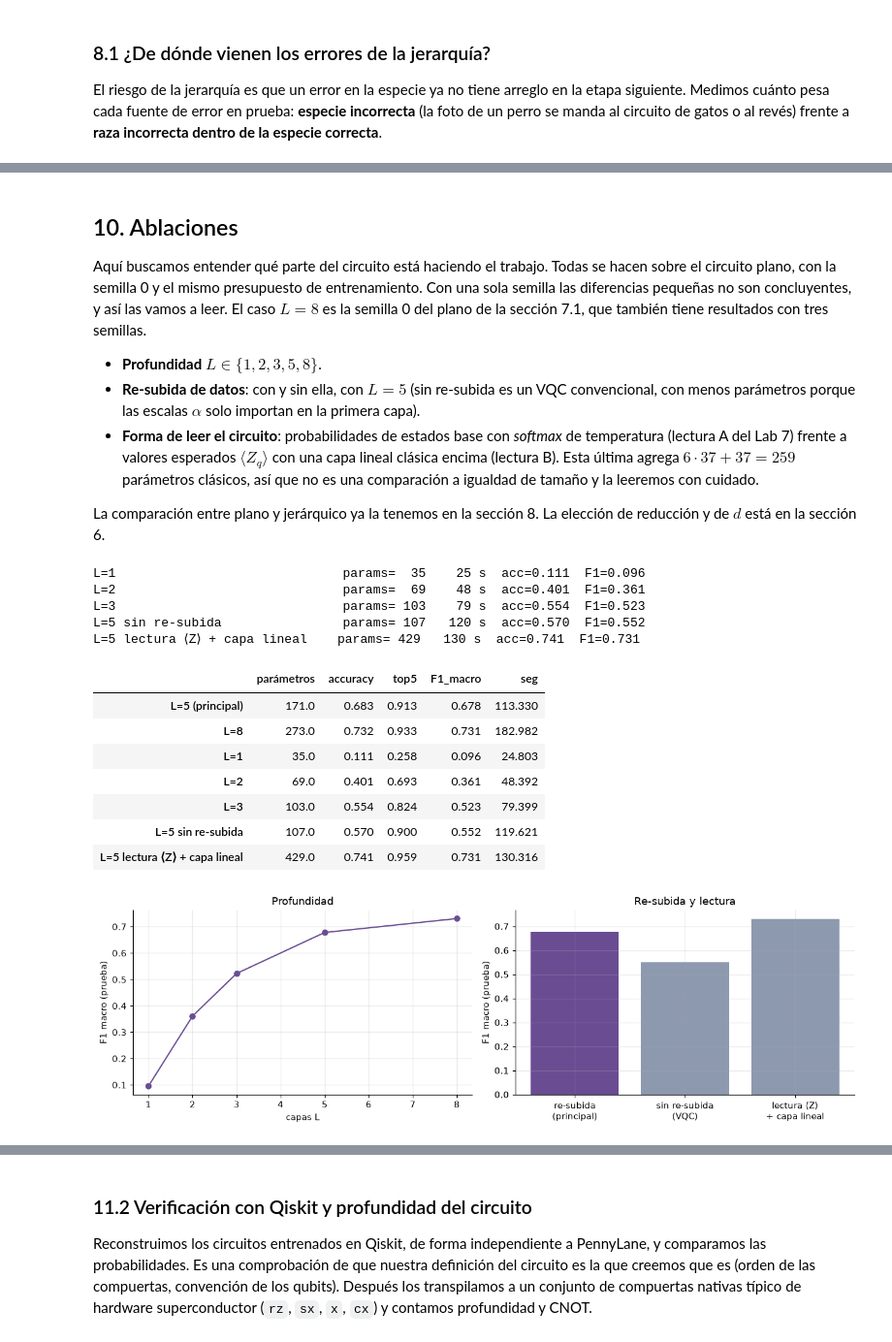
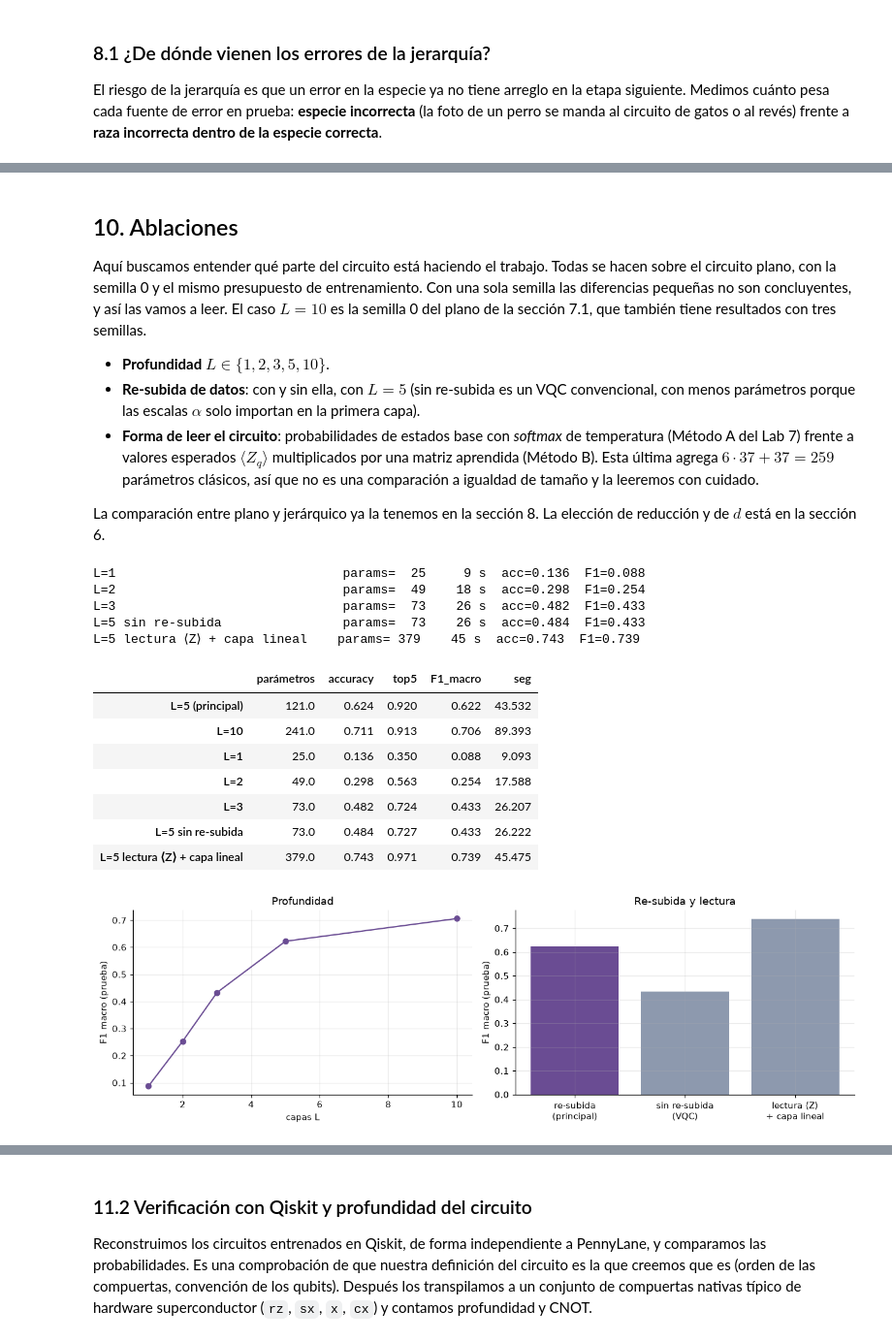
Before and after one commit to KarlaRoChi/Proyecto-FInal-Compu-Cuantica, a Jupyter notebook: Proyecto_Razas/Proyecto_Final_Razas_QML.ipynb, the cells around one changed output, grey strips where cells are left out. Shown at 97% size. Cells and saved outputs as stored; diff of their text form; code cells hidden in the pictures.

```diff
--- a/Proyecto_Razas/Proyecto_Final_Razas_QML.ipynb
+++ b/Proyecto_Razas/Proyecto_Final_Razas_QML.ipynb
@@ -509,16 +468,15 @@ Antes de entrenar comparamos, con parámetros aleatorios, las probabilidades de
 # %%
 rng_t = np.random.default_rng(5)
-configs_t = [dict(n=6, d=12, K=37, L=3), dict(n=6, d=16, K=37, L=2), dict(n=6, d=12, K=37, L=3, reupload=False),
-             dict(n=4, d=8, K=2, L=2), dict(n=5, d=10, K=25, L=2), dict(n=6, d=12, K=37, L=2, lectura="z")]
+configs_t = [dict(n=6, d=16, K=37, L=5), dict(n=6, d=16, K=37, L=5, reupload=False), dict(n=4, d=8, K=2, L=3),
+             dict(n=5, d=10, K=25, L=5), dict(n=6, d=16, K=37, L=5, lectura="z")]
 for cfg in configs_t:
     m = QNN(**cfg)
-    w = rng_t.uniform(0, 2 * np.pi, (m.L, m.n, 3)); a = rng_t.uniform(.5, 1.5, (m.L, m.d)); x = rng_t.uniform(0, np.pi, (7, m.d))
-    p_rapido = m.probs_t(torch.tensor(x), torch.tensor(w), torch.tensor(a)).reshape(7, 2 ** m.nr, -1).sum(-1).numpy()
-    p_pl = np.asarray(m.q_probs(pnp.array(x), pnp.array(w), pnp.array(a)))
-    err = np.abs(p_rapido - p_pl).max()
-    if cfg.get("lectura") == "z":
-        z_rapido = (m.probs_t(torch.tensor(x), torch.tensor(w), torch.tensor(a)) @ m.zsig).numpy()
-        err = max(err, np.abs(z_rapido - np.stack([np.asarray(t) for t in m.q_z(pnp.array(x), pnp.array(w), pnp.array(a))], 1)).max())
+    p = m.inicializa(rng_t, 50.0)
+    x = torch.as_tensor(rng_t.uniform(0, np.pi, (128, m.d)))
+    with torch.no_grad():
+        t0 = time.time(); foto_por_foto = torch.stack([m.salida(p, xi[None])[0] for xi in x]); t_uno = time.time() - t0   # como en el Lab 7
+        t0 = time.time(); lote = m.salida(p, x); t_lote = time.time() - t0                                                  # minibatch completo
+    err = (foto_por_foto - lote).abs().max().item()
     assert err < 1e-10, (cfg, err)
-    print(f"{str(cfg):<66} máx |rápido − PennyLane| = {err:.1e}")
+    print(f"{str(cfg):<55} máx |foto por foto − lote| = {err:.1e} | 128 fotos: {t_uno:.2f} s contra {t_lote:.3f} s")
 # %% [output]
@@ -753,10 +710,11 @@ El jerárquico tiene unos 290 parámetros y el plano 171, así que una mejora de
 # %%
-L_GRANDE = 8
-plano8 = []
+# La menor profundidad con la que el plano tiene al menos tantos parámetros como el jerárquico
+L_GRANDE = next(L for L in range(L_PLANO, 30) if QNN(6, D_PLANO, K, L).n_params >= jerar[0].n_params)
+plano_grande = []
 for sd in SEMILLAS:
     m = QNN(6, D_PLANO, K, L_GRANDE).fit(Ztr, ytr, Zva, yva, epocas=EPOCAS, seed=sd)
     m.test_P = m.predict_proba(Zte); m.test = metricas(m.test_P, y_te)
-    plano8.append(m)
+    plano_grande.append(m)
     print(f"plano L={L_GRANDE} · semilla {sd}: {m.tiempo:.0f} s | {m.n_params} parámetros | test acc={m.test['acc']:.3f}  "
           f"top5={m.test['top5']:.3f}  F1={m.test['f1_macro']:.3f}")
 # %% [output]
@@ -918,9 +876,13 @@ class MLPAdam:
     @property
     def n_params(self): return sum(p.numel() for p in self.net.parameters())
 
+# Neuronas ocultas para que el MLP tenga casi los mismos parámetros que cada circuito: h(d+1+K) + K
+tam_mlp = lambda n_par: max(1, round((n_par - K) / (D_PLANO + 1 + K)))
+H_PLANO, H_JER = tam_mlp(plano[0].n_params), tam_mlp(jerar[0].n_params)
+
 # Tasa de aprendizaje de cada MLP elegida con la validación (semilla 0), como hicimos con el QNN
 LR_MLP = {}
-for h in (3, 5):
+for h in (H_PLANO, H_JER):
     val = {lr: MLPAdam(h, lr).fit(Ztr, ytr, Zva, yva, epocas=EPOCAS, seed=0).val_f1 for lr in (0.003, 0.01, 0.03, 0.1, 0.3)}
     LR_MLP[h] = max(val, key=val.get)
     print(f"MLP con {h} neuronas: F1 de validación por tasa {({k: round(v, 3) for k, v in val.items()})} -> elegimos {LR_MLP[h]}")
@@ -982,7 +944,7 @@ for nombre, fab, entrada in definidos:
     filas.append(dict(modelo=nombre, tipo="clásico", parámetros=npar, acc=df.acc.mean(), top5=df.top5.mean(), f1_macro=df.f1_macro.mean(),
                       f1_std=df.f1_macro.std(ddof=0), seg_entrenamiento=np.mean([x[2] for x in ms])))
 # MLP pequeños entrenados como el QNN (tres semillas)
-for h, etiqueta in ((3, "≈ plano"), (5, "≈ jerárquico")):
+for h, etiqueta in ((H_PLANO, "≈ plano"), (H_JER, "≈ jerárquico")):
     ms = [MLPAdam(h, LR_MLP[h]).fit(Ztr, ytr, Zva, yva, epocas=EPOCAS, seed=s) for s in SEMILLAS]
     df = pd.DataFrame([metricas(m.predict_proba(Zte), y_te) for m in ms])
     filas.append(dict(modelo=f"MLP-Adam ({h} neuronas) {etiqueta}", tipo="clásico", parámetros=ms[0].n_params, acc=df.acc.mean(),
@@ -995,7 +957,7 @@ jer_log.test = metricas(jer_log.predict_proba(X_te), y_te)
 filas.append(dict(modelo="Regresión logística jerárquica", tipo="clásico", parámetros=jer_log.n_params, acc=jer_log.test["acc"],
                   top5=jer_log.test["top5"], f1_macro=jer_log.test["f1_macro"], f1_std=0.0, seg_entrenamiento=jer_log.tiempo))
 
-for nombre, lista in (("QNN plano", plano), (f"QNN plano L={L_GRANDE}", plano8), ("QNN jerárquico", jerar)):
+for nombre, lista in (("QNN plano", plano), (f"QNN plano L={L_GRANDE}", plano_grande), ("QNN jerárquico", jerar)):
     df = pd.DataFrame([m.test for m in lista])
     filas.append(dict(modelo=nombre, tipo="cuántico", parámetros=lista[0].n_params, acc=df.acc.mean(), top5=df.top5.mean(),
                       f1_macro=df.f1_macro.mean(), f1_std=df.f1_macro.std(ddof=0), seg_entrenamiento=np.mean([m.tiempo for m in lista])))
@@ -1030,52 +992,52 @@ plt.tight_layout(); plt.show()
 # %% [markdown]
 ## 10. Ablaciones
 
-Aquí buscamos entender qué parte del circuito está haciendo el trabajo. Todas se hacen sobre el circuito plano, con la semilla 0 y el mismo presupuesto de entrenamiento. Con una sola semilla las diferencias pequeñas no son concluyentes, y así las vamos a leer. El caso $L=8$ es la semilla 0 del plano de la sección 7.1, que también tiene resultados con tres semillas.
+Aquí buscamos entender qué parte del circuito está haciendo el trabajo. Todas se hacen sobre el circuito plano, con la semilla 0 y el mismo presupuesto de entrenamiento. Con una sola semilla las diferencias pequeñas no son concluyentes, y así las vamos a leer. El caso $L=10$ es la semilla 0 del plano de la sección 7.1, que también tiene resultados con tres semillas.
 
-* **Profundidad** $L\in\{1,2,3,5,8\}$.
+* **Profundidad** $L\in\{1,2,3,5,10\}$.
 * **Re-subida de datos**: con y sin ella, con $L=5$ (sin re-subida es un VQC convencional, con menos parámetros porque las escalas $\alpha$ solo importan en la primera capa).
-* **Forma de leer el circuito**: probabilidades de estados base con *softmax* de temperatura (lectura A del Lab 7) frente a valores esperados $\langle Z_q\rangle$ con una capa lineal clásica encima (lectura B). Esta última agrega $6\cdot37+37=259$ parámetros clásicos, así que no es una comparación a igualdad de tamaño y la leeremos con cuidado.
+* **Forma de leer el circuito**: probabilidades de estados base con *softmax* de temperatura (Método A del Lab 7) frente a valores esperados $\langle Z_q\rangle$ multiplicados por una matriz aprendida (Método B). Esta última agrega $6\cdot37+37=259$ parámetros clásicos, así que no es una comparación a igualdad de tamaño y la leeremos con cuidado.
 
 La comparación entre plano y jerárquico ya la tenemos en la sección 8. La elección de reducción y de $d$ está en la sección 6.
 # %%
 abl = {f"L={L_PLANO} (principal)": plano[0]}
-abl["L=8"] = plano8[0]                                   # ya entrenado en la sección 7.1 (semilla 0)
+abl[f"L={L_GRANDE}"] = plano_grande[0]                          # ya entrenado en la sección 7.1 (semilla 0)
 configs = [("L=1", dict(L=1)), ("L=2", dict(L=2)), ("L=3", dict(L=3)),
            (f"L={L_PLANO} sin re-subida", dict(L=L_PLANO, reupload=False)),
            (f"L={L_PLANO} lectura ⟨Z⟩ + capa lineal", dict(L=L_PLANO, lectura="z"))]
 for nombre, kw in configs:
     m = QNN(6, D_PLANO, K, **kw).fit(Ztr, ytr, Zva, yva, epocas=EPOCAS, seed=0)
     m.test_P = m.predict_proba(Zte); m.test = metricas(m.test_P, y_te)
     abl[nombre] = m
     print(f"{nombre:<32} params={m.n_params:4d}  {m.tiempo:4.0f} s  acc={m.test['acc']:.3f}  F1={m.test['f1_macro']:.3f}")
 
 tab_abl = pd.DataFrame({k: dict(parámetros=m.n_params, accuracy=m.test["acc"], top5=m.test["top5"], F1_macro=m.test["f1_macro"], seg=m.tiempo)
                         for k, m in abl.items()}).T
 display(tab_abl.round(3))
 
 fig, ax = plt.subplots(1, 2, figsize=(12, 3.8))
-LL = [("L=1", 1), ("L=2", 2), ("L=3", 3), (f"L={L_PLANO} (principal)", L_PLANO), ("L=8", 8)]
+LL = [("L=1", 1), ("L=2", 2), ("L=3", 3), (f"L={L_PLANO} (principal)", L_PLANO), (f"L={L_GRANDE}", L_GRANDE)]
 ax[0].plot([l for _, l in LL], [abl[k].test["f1_macro"] for k, _ in LL], "o-", color=C_QNN)
 ax[0].set_xlabel("capas L"); ax[0].set_ylabel("F1 macro (prueba)"); ax[0].set_title("Profundidad")
 otros = [f"L={L_PLANO} (principal)", f"L={L_PLANO} sin re-subida", f"L={L_PLANO} lectura ⟨Z⟩ + capa lineal"]
 ax[1].bar(["re-subida\n(principal)", "sin re-subida\n(VQC)", "lectura ⟨Z⟩\n+ capa lineal"], [abl[k].test["f1_macro"] for k in otros], color=[C_QNN, C_CLAS, C_CLAS])
 ax[1].set_ylabel("F1 macro (prueba)"); ax[1].set_title("Re-subida y lectura")
 plt.tight_layout(); plt.show()
 # %% [output]
-L=1                              params=  35    25 s  acc=0.111  F1=0.096
-L=2                              params=  69    48 s  acc=0.401  F1=0.361
-L=3                              params= 103    79 s  acc=0.554  F1=0.523
-L=5 sin re-subida                params= 107   120 s  acc=0.570  F1=0.552
-L=5 lectura ⟨Z⟩ + capa lineal    params= 429   130 s  acc=0.741  F1=0.731
+L=1                              params=  25     9 s  acc=0.136  F1=0.088
+L=2                              params=  49    18 s  acc=0.298  F1=0.254
+L=3                              params=  73    26 s  acc=0.482  F1=0.433
+L=5 sin re-subida                params=  73    26 s  acc=0.484  F1=0.433
+L=5 lectura ⟨Z⟩ + capa lineal    params= 379    45 s  acc=0.743  F1=0.739
 |  | parámetros | accuracy | top5 | F1_macro | seg |
-| L=5 (principal) | 171.0 | 0.683 | 0.913 | 0.678 | 113.330 |
-| L=8 | 273.0 | 0.732 | 0.933 | 0.731 | 182.982 |
-| L=1 | 35.0 | 0.111 | 0.258 | 0.096 | 24.803 |
-| L=2 | 69.0 | 0.401 | 0.693 | 0.361 | 48.392 |
-| L=3 | 103.0 | 0.554 | 0.824 | 0.523 | 79.399 |
-| L=5 sin re-subida | 107.0 | 0.570 | 0.900 | 0.552 | 119.621 |
-| L=5 lectura ⟨Z⟩ + capa lineal | 429.0 | 0.741 | 0.959 | 0.731 | 130.316 |
+| L=5 (principal) | 121.0 | 0.624 | 0.920 | 0.622 | 43.532 |
+| L=10 | 241.0 | 0.711 | 0.913 | 0.706 | 89.393 |
+| L=1 | 25.0 | 0.136 | 0.350 | 0.088 | 9.093 |
+| L=2 | 49.0 | 0.298 | 0.563 | 0.254 | 17.588 |
+| L=3 | 73.0 | 0.482 | 0.724 | 0.433 | 26.207 |
+| L=5 sin re-subida | 73.0 | 0.484 | 0.727 | 0.433 | 26.222 |
+| L=5 lectura ⟨Z⟩ + capa lineal | 379.0 | 0.743 | 0.971 | 0.739 | 45.475 |
-[figure, old version]
+[figure, new version]
 # %% [markdown]
 ## 11. Muestreo finito y costo en hardware
 
```
Also changed, not shown: parts of 35 cells of this notebook, 8 other files.
